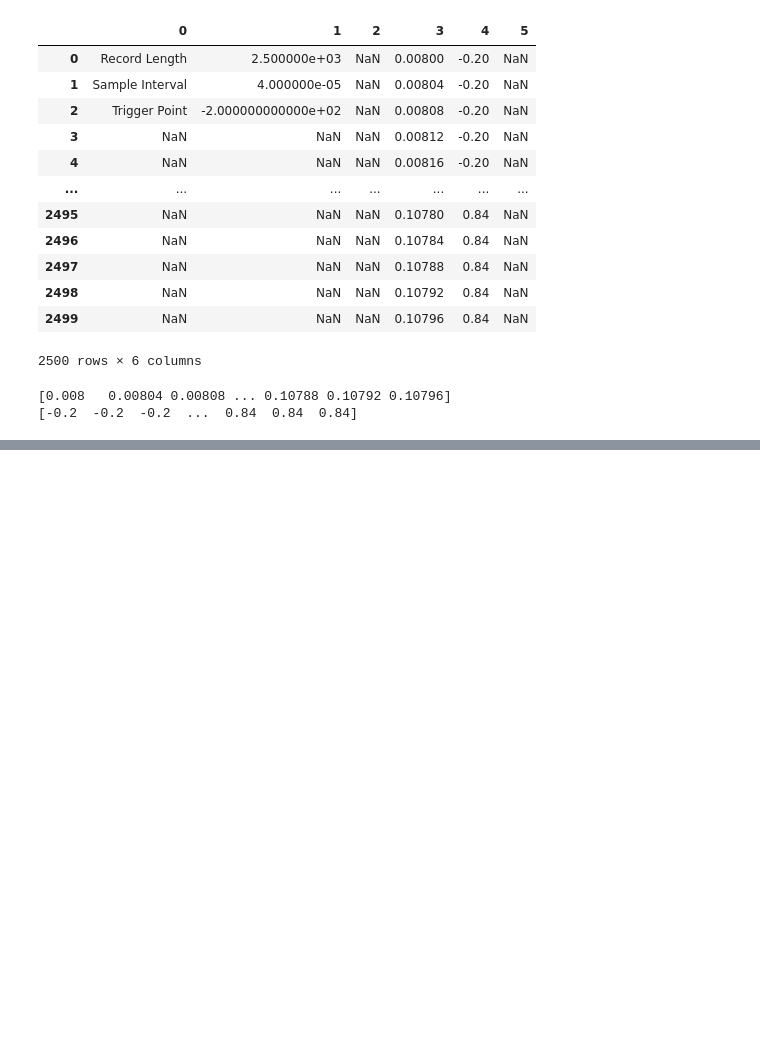
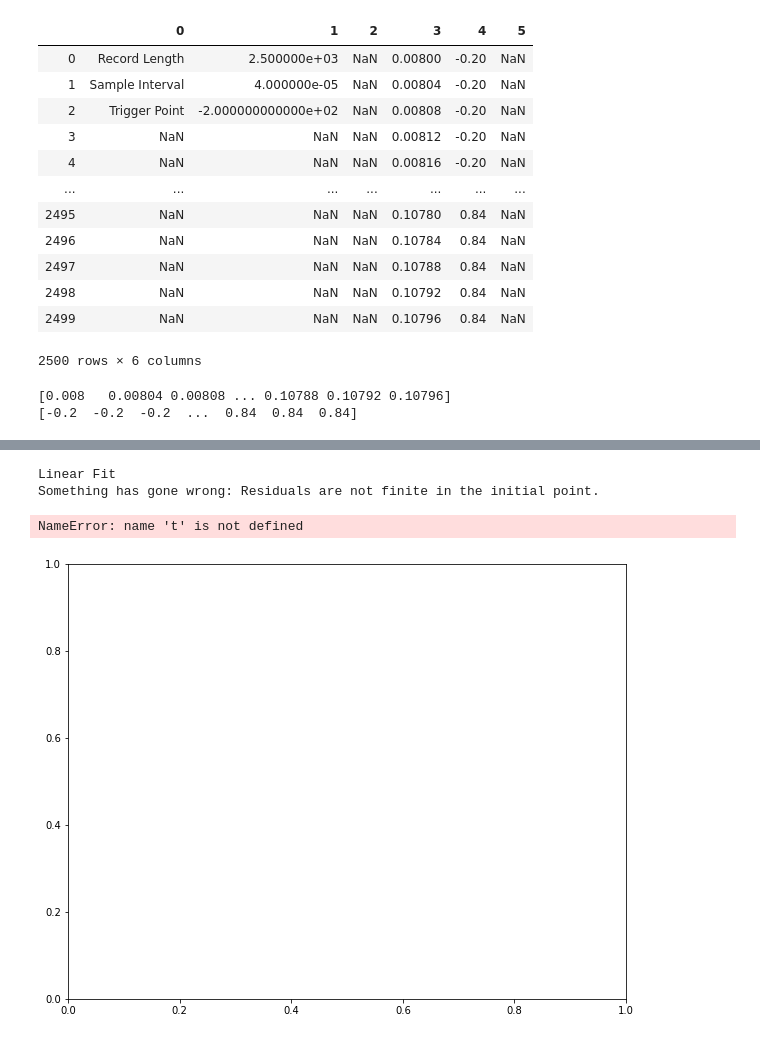
Before and after one commit to benjiasner/hyperfine, a Jupyter notebook: Data Analysis 1.ipynb, the cells around one changed output, grey strips where cells are left out. Saved outputs shown, nothing was run; the diff lists cells and outputs as text; code cells hidden in the pictures; blank space fills up the shorter version.

```diff
--- a/Data Analysis 1.ipynb
+++ b/Data Analysis 1.ipynb
@@ -133,0 +223,72 @@ ax.errorbar(cal_array_time, freq_vector)
+# %%
+def linear(p, xvar):
+    return p[0] + p[1]*xvar
+
+def residual(p,func, xvar, yvar, err):
+    return (func(p, xvar) - yvar)/err
+
+# The code below defines our data fitting function.
+# Inputs are:
+# initial guess for parameters p0
+# the function we're fitting to
+# the x,y, and dy variables
+# tmi can be set to 1 or 2 if more intermediate data is needed
+
+def data_fit(p0,func,xvar, yvar, err,tmi=0):
+    try:
+        fit = optimize.least_squares(residual, p0, args=(func,xvar, yvar, err),verbose=tmi)
+    except Exception as error:
+        print("Something has gone wrong:",error)
+        return p0, np.zeros_like(p0), -1, -1
+    pf = fit['x']
+
+    print()
+
+    try:
+        cov = np.linalg.inv(fit['jac'].T.dot(fit['jac']))
+        # This computes a covariance matrix by finding the inverse of the Jacobian times its transpose
+        # We need this to find the uncertainty in our fit parameters
+    except:
+        # If the fit failed, print the reason
+        print('Fit did not converge')
+        print('Result is likely a local minimum')
+        print('Try changing initial values')
+        print('Status code:', fit['status'])
+        print(fit['message'])
+        return pf,np.zeros_like(pf), -1, -1
+            #You'll be able to plot with this, but it will not be a good fit.
+
+    chisq = sum(residual(pf,func,xvar, yvar, err) **2)
+    dof = len(xvar) - len(pf)
+    red_chisq = chisq/dof
+    pferr = np.sqrt(np.diagonal(cov)) # finds the uncertainty in fit parameters by squaring diagonal elements of the covariance matrix
+    print('Converged with chi-squared {:.2f}'.format(chisq))
+    print('Number of degrees of freedom, dof = {:.2f}'.format(dof))
+    print('Reduced chi-squared {:.2f}'.format(red_chisq))
+    print()
+    Columns = ["Parameter #","Initial guess values:", "Best fit values:", "Uncertainties in the best fit values:"]
+    print('{:<11}'.format(Columns[0]),'|','{:<24}'.format(Columns[1]),"|",'{:<24}'.format(Columns[2]),"|",'{:<24}'.format(Columns[3]))
+    for num in range(len(pf)):
+        print('{:<11}'.format(num),'|','{:<24.3e}'.format(p0[num]),'|','{:<24.3e}'.format(pf[num]),'|','{:<24.3e}'.format(pferr[num]))
+    return pf, pferr, chisq, dof
+
+#418*10^8
+#41800000000
+
+print("Linear Fit")
+guess = [9.949e+01, 3.122e+01]
+pf, pferr, chisq, dof = data_fit(guess,linear, cal_array_time_array, freq_vector_array, d_freq_vector_array)
+# %% [output]
+Linear Fit
+Something has gone wrong: Residuals are not finite in the initial point.
+# %%
+fig, ax = plt.subplots(figsize = (10,8))
+ax.errorbar(t, A, dA, fmt='k.', label = "Data")
+t_cont = np.linspace(min(t), max(t), 200)
+  # This makes it so we get a smooth plot rather than only the function evaluated exactly at our data points
+  # It isn't strictly needed for a straight line, but it will make other functions look much nicer
+ax.plot(t_cont, linear(pf, t_cont), label = "Linear fit")
+ax.legend()
+# %% [output]
+NameError: name 't' is not defined
+[figure, added]
```
Also changed, not shown: parts of 10 cells of this notebook, 2 other files.
